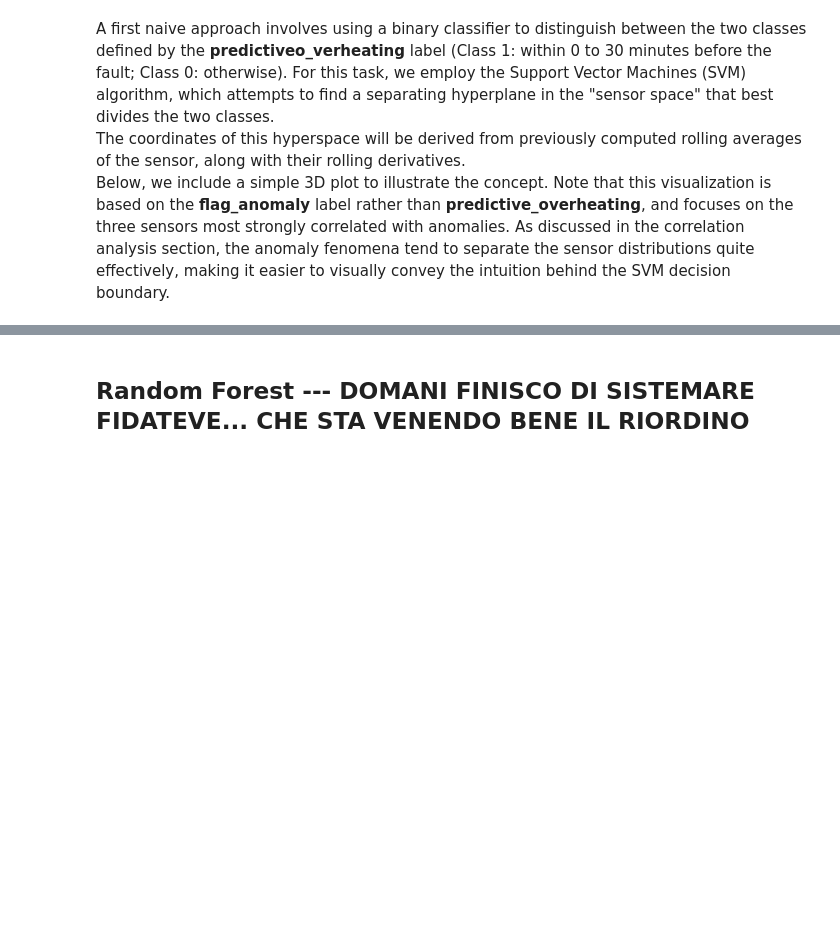
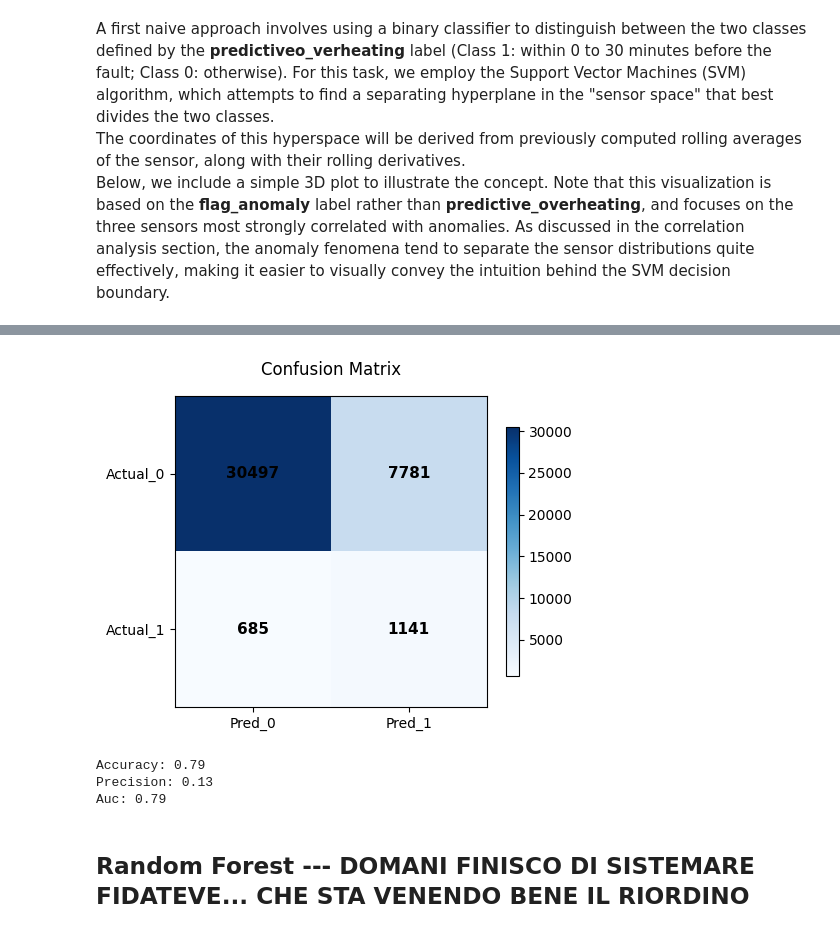
Before and after one commit to RaffaeleSabatini/MAPD2025_proj3, a Jupyter notebook: Group04.ipynb, the cells around one changed output, grey strips where cells are left out. Saved outputs shown, nothing was run; the diff lists cells and outputs as text; code cells hidden in the pictures; blank space fills up the shorter version.

```diff
--- a/Group04.ipynb
+++ b/Group04.ipynb
@@ -1424,3 +1454,10 @@ Below, we include a simple 3D plot to illustrate the concept. Note that this vis
+# %%
+rolling_means = [ f"{s}_rolling" for s in sensors ]
+derivatives = [ f"{s}_rolling_derivative" for s in sensors ]
+top_corr_alarm = rolling_means + derivatives
+
+target = "predictive_overheating"
+df_data = df_maintenance.select("BlockHeat", "MinToOverheating",*top_corr_alarm,"overheating","predictive_overheating")
 # %%
 def preprocess_features(df, feature_cols, scaler=True):
     df = df.where( (col(target) == 1) | ((col(target) == 0) & (rand(seed=123) <= 0.2)) )
@@ -1450,9 +1487,8 @@ def svm(f_data, top_corr_alarm, target, weight_class1=1.0, seed=516622):
     model = pipeline.fit(train)
 
     preds = model.transform(df_prep) # predict on full (original) df_data
-    preds = pred.withColumn("ProbOverheating", vector_to_array("probability")[1])
+    #preds = preds.withColumn("ProbOverheating", vector_to_array("probability")[1])
     cm = get_confusion_matrix(preds, target)
-    plot_confusion_heatmap(cm, target)
     metrics = calculate_metrics(preds, cm, target)
 
     return {"model": model, "predictions": preds, "cm": cm, "metrics": metrics, "scaler": scaler_model}
@@ -1495,3 +1547,13 @@ Wall time: 1min 41s
+# %%
+plot_confusion_heatmap( Results_SVM["cm"],target )
+# %% [output]
+[figure, added]
+# %%
+print_metrics( Results_SVM["metrics"] )
+# %% [output]
+Accuracy: 0.79
+Precision: 0.13
+Auc: 0.79
 # %% [markdown]
 ## Random Forest --- DOMANI FINISCO DI SISTEMARE FIDATEVE... CHE STA VENENDO BENE IL RIORDINO
 # %% [markdown]
```
Also changed, not shown: parts of 5 cells of this notebook.
